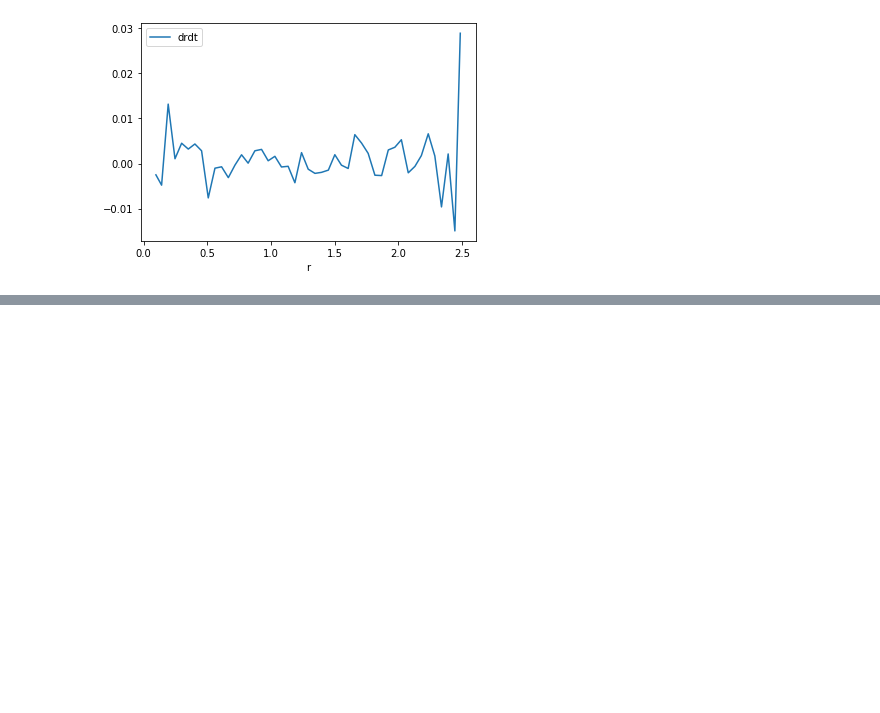
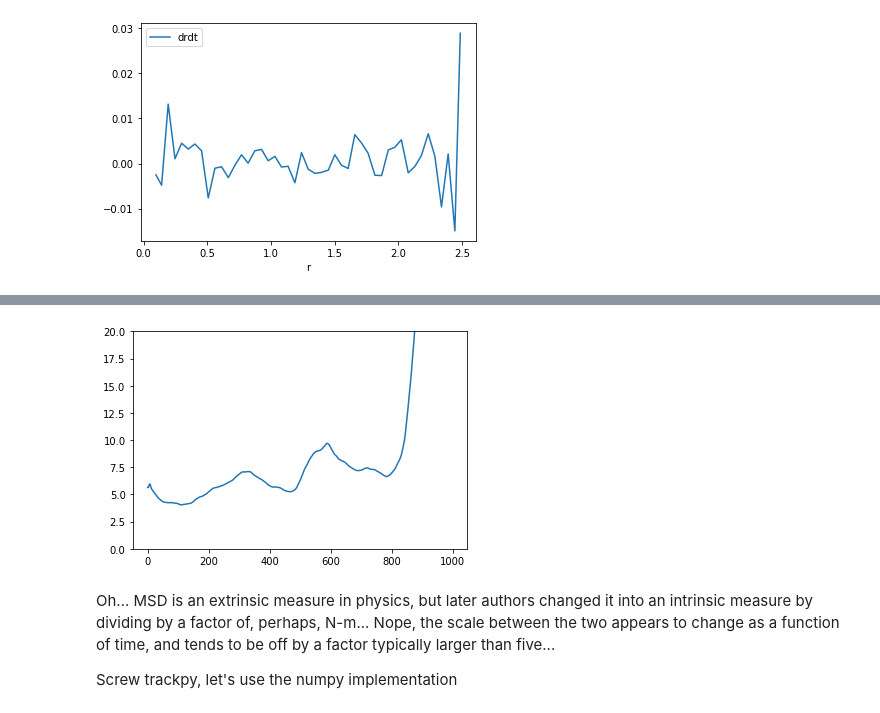
Before and after one commit to timtyree/care, a Jupyter notebook: notebooks/dev msd.ipynb, the cells around one changed output, grey strips where cells are left out. Cells and saved outputs as stored; diff of their text form; code cells hidden in the pictures; blank space fills up the shorter version.

Commit message:
deprecated trackpy.motion.msd due to a nonsensical factor of 5 it has been churning into illogical output

```diff
--- a/notebooks/dev msd.ipynb
+++ b/notebooks/dev msd.ipynb
@@ -1811,0 +1927,11 @@ plt.show()
+# %%
+scale=1
+plt.plot(msd_fft(r)[1:]/msd_values)
+plt.ylim([0,20])
+plt.show()
+# %% [output]
+[figure, added]
+# %% [markdown]
+Oh... MSD is an extrinsic measure in physics, but later authors changed it into an intrinsic measure by dividing by a factor of, perhaps, N-m... Nope, the scale between the two appears to change as a function of time, and tends to be off by a factor typically larger than five...
+
+Screw trackpy, let's use the numpy implementation
```
Also changed, not shown: parts of 12 cells of this notebook, 2 other files.
